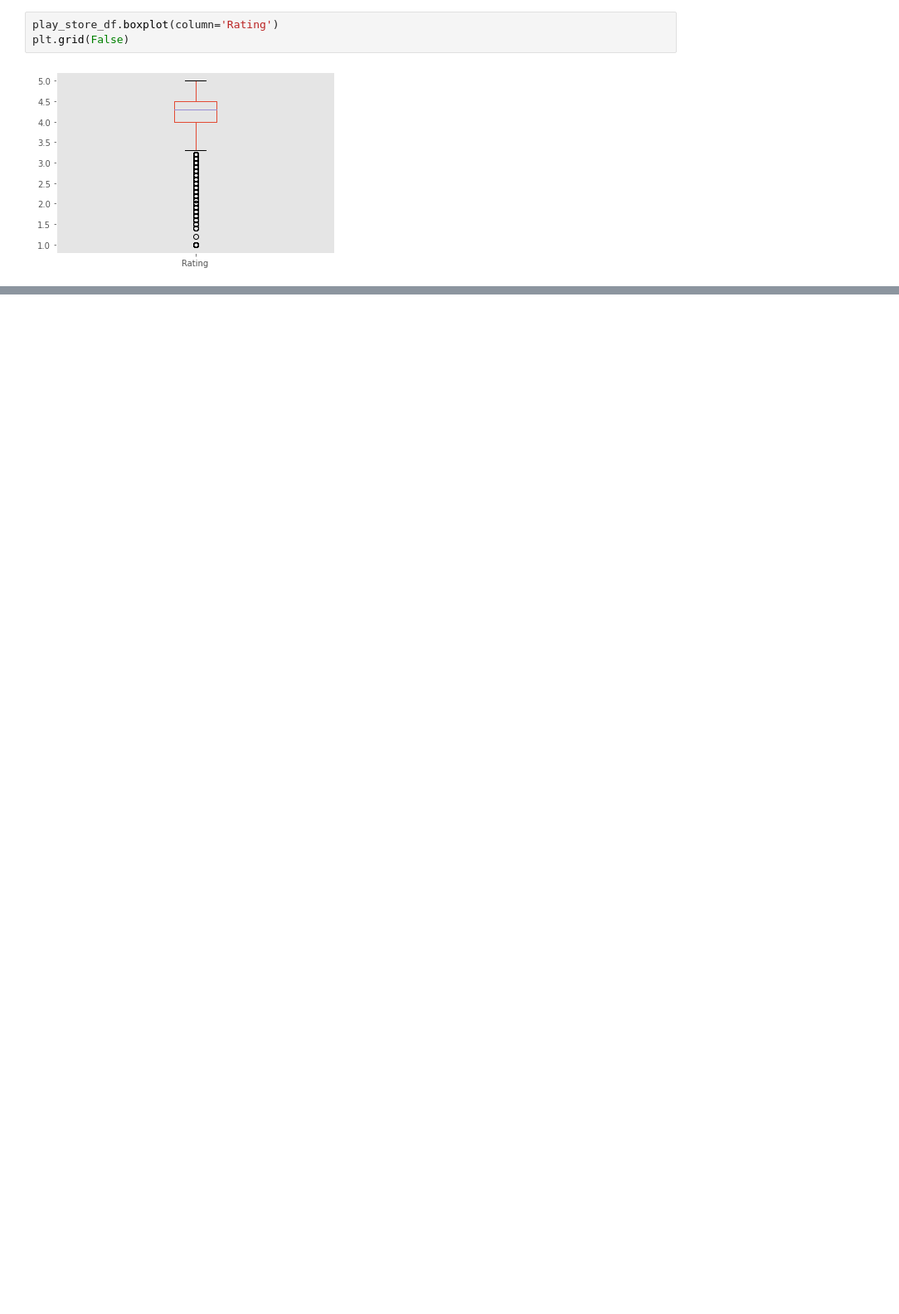
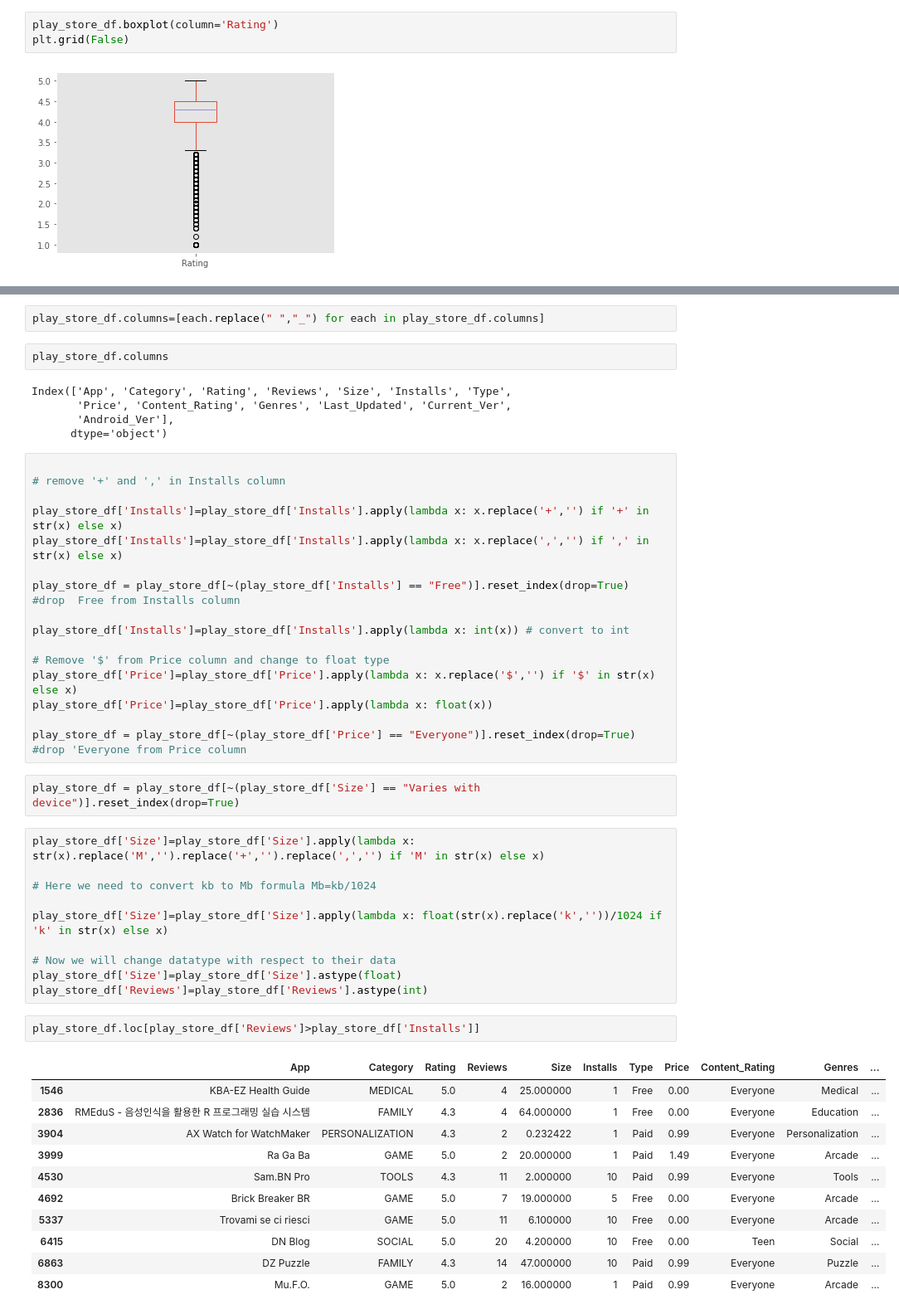
Before and after one commit to RishikaVerma21/Play-Store-Review-Analysis, a Jupyter notebook: Play_store_analysis_and_sentiment_analysis.ipynb, the cells around one changed output, grey strips where cells are left out. Shown at 83% size. Saved outputs shown, nothing was run; the diff lists cells and outputs as text; blank space fills up the shorter version.

```diff
--- a/Play_store_analysis_and_sentiment_analysis.ipynb
+++ b/Play_store_analysis_and_sentiment_analysis.ipynb
@@ -291,0 +306,51 @@ plt.grid(False)
+# %%
+play_store_df.columns=[each.replace(" ","_") for each in play_store_df.columns]
+# %%
+play_store_df.columns
+# %% [output]
+Index(['App', 'Category', 'Rating', 'Reviews', 'Size', 'Installs', 'Type',
+       'Price', 'Content_Rating', 'Genres', 'Last_Updated', 'Current_Ver',
+       'Android_Ver'],
+      dtype='object')
+# %%
+
+# remove '+' and ',' in Installs column
+
+play_store_df['Installs']=play_store_df['Installs'].apply(lambda x: x.replace('+','') if '+' in str(x) else x)
+play_store_df['Installs']=play_store_df['Installs'].apply(lambda x: x.replace(',','') if ',' in str(x) else x)
+
+play_store_df = play_store_df[~(play_store_df['Installs'] == "Free")].reset_index(drop=True)  #drop  Free from Installs column
+
+play_store_df['Installs']=play_store_df['Installs'].apply(lambda x: int(x)) # convert to int
+
+# Remove '$' from Price column and change to float type
+play_store_df['Price']=play_store_df['Price'].apply(lambda x: x.replace('$','') if '$' in str(x) else x)
+play_store_df['Price']=play_store_df['Price'].apply(lambda x: float(x))
+
+play_store_df = play_store_df[~(play_store_df['Price'] == "Everyone")].reset_index(drop=True)  #drop 'Everyone from Price column
+# %%
+play_store_df = play_store_df[~(play_store_df['Size'] == "Varies with device")].reset_index(drop=True)
+# %%
+play_store_df['Size']=play_store_df['Size'].apply(lambda x: str(x).replace('M','').replace('+','').replace(',','') if 'M' in str(x) else x)
+
+# Here we need to convert kb to Mb formula Mb=kb/1024
+
+play_store_df['Size']=play_store_df['Size'].apply(lambda x: float(str(x).replace('k',''))/1024 if 'k' in str(x) else x)
+
+# Now we will change datatype with respect to their data
+play_store_df['Size']=play_store_df['Size'].astype(float)
+play_store_df['Reviews']=play_store_df['Reviews'].astype(int)
+# %%
+play_store_df.loc[play_store_df['Reviews']>play_store_df['Installs']]
+# %% [output]
+|  | App | Category | Rating | Reviews | Size | Installs | Type | Price | Content_Rating | Genres | ... |
+| 1546 | KBA-EZ Health Guide | MEDICAL | 5.0 | 4 | 25.000000 | 1 | Free | 0.00 | Everyone | Medical | ... |
+| 2836 | RMEduS - 음성인식을 활용한 R 프로그래밍 실습 시스템 | FAMILY | 4.3 | 4 | 64.000000 | 1 | Free | 0.00 | Everyone | Education | ... |
+| 3904 | AX Watch for WatchMaker | PERSONALIZATION | 4.3 | 2 | 0.232422 | 1 | Paid | 0.99 | Everyone | Personalization | ... |
+| 3999 | Ra Ga Ba | GAME | 5.0 | 2 | 20.000000 | 1 | Paid | 1.49 | Everyone | Arcade | ... |
+| 4530 | Sam.BN Pro | TOOLS | 4.3 | 11 | 2.000000 | 10 | Paid | 0.99 | Everyone | Tools | ... |
+| 4692 | Brick Breaker BR | GAME | 5.0 | 7 | 19.000000 | 5 | Free | 0.00 | Everyone | Arcade | ... |
+| 5337 | Trovami se ci riesci | GAME | 5.0 | 11 | 6.100000 | 10 | Free | 0.00 | Everyone | Arcade | ... |
+| 6415 | DN Blog | SOCIAL | 5.0 | 20 | 4.200000 | 10 | Free | 0.00 | Teen | Social | ... |
+| 6863 | DZ Puzzle | FAMILY | 4.3 | 14 | 47.000000 | 10 | Paid | 0.99 | Everyone | Puzzle | ... |
+| 8300 | Mu.F.O. | GAME | 5.0 | 2 | 16.000000 | 1 | Paid | 0.99 | Everyone | Arcade | ... |
```
Also changed, not shown: parts of 14 cells of this notebook.
